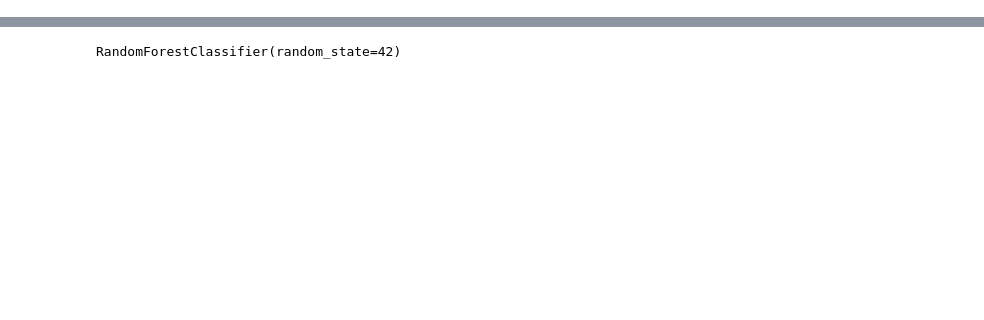
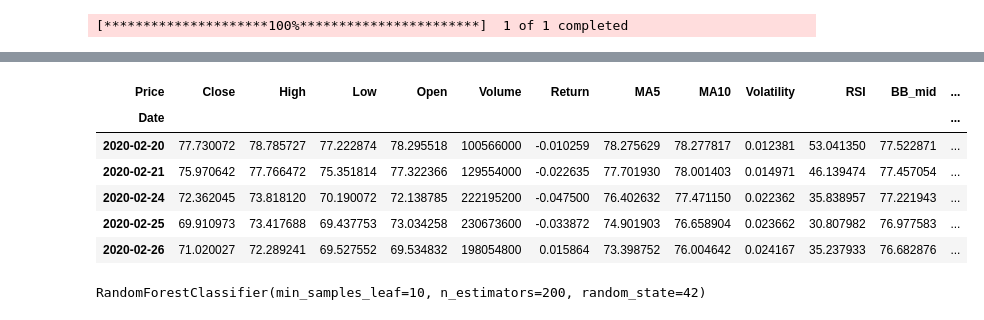
Before and after one commit to RezaPirbhai/MLProject1, a Jupyter notebook: MLProj1.ipynb, the cells around one changed output, grey strips where cells are left out. Saved outputs shown, nothing was run; the diff lists cells and outputs as text; code cells hidden in the pictures; blank space fills up the shorter version.

```diff
--- a/MLProj1.ipynb
+++ b/MLProj1.ipynb
@@ -60,0 +13,51 @@ y = y.loc[X.index]  # Align indices
+# %%
+raw = yf.download('AAPL', start='2020-01-01', end='2024-01-01')
+if isinstance(raw.columns, pd.MultiIndex):
+    raw.columns = raw.columns.get_level_values(0)
+
+df  = raw.copy()
+# %% [output]
+[*********************100%***********************]  1 of 1 completed
+# %%
+# 2) Create flat 1-D series for price & volume
+close_s = pd.Series(df['Close'].values.flatten(), index=df.index)
+vol_s   = pd.Series(df['Volume'].values.flatten(), index=df.index)
+
+# 3) Basic features
+df['Return']     = close_s.pct_change()
+df['MA5']        = close_s.rolling(5).mean()
+df['MA10']       = close_s.rolling(10).mean()
+df['Volatility'] = df['Return'].rolling(5).std()
+
+# 4) RSI (14-day)
+df['RSI'] = RSIIndicator(close=close_s, window=14).rsi()
+
+# 5) Bollinger Bands (20-day)
+bb_w = 20
+df['BB_mid']   = close_s.rolling(bb_w).mean()
+df['BB_std']   = close_s.rolling(bb_w).std()
+df['BB_upper'] = df['BB_mid'] + 2*df['BB_std']
+df['BB_lower'] = df['BB_mid'] - 2*df['BB_std']
+
+# 6) MACD histogram (12/26/9)
+macd = MACD(close=close_s, window_fast=12, window_slow=26, window_sign=9)
+df['MACD_diff'] = macd.macd_diff().values.flatten()
+
+# 7) Manual OBV
+#   – if price up, +volume; if price down, –volume; else 0. Then cumulative sum.
+direction = np.sign(close_s.diff()).fillna(0)   # +1 for up, -1 for down, 0 for flat/first
+df['OBV'] = (direction * vol_s).cumsum()
+# %%
+# 8) Now drop rows missing *any* feature
+
+features = ['MA5','MA10','Volatility','RSI',
+            'BB_mid','BB_std','MACD_diff','OBV']
+clean = df.dropna(subset=features, how='any')
+
+
+
+# 9) Sanity check
+print("Raw rows:", len(df), "→ After drop:", len(clean))
+print("Date range:", clean.index.min(), "–", clean.index.max())
+clean.head()
+# %% [output]
@@ -61,2 +66,9 @@ y = y.loc[X.index]  # Align indices
+| Price | Close | High | Low | Open | Volume | Return | MA5 | MA10 | Volatility | RSI | BB_mid | ... |
+| Date |  |  |  |  |  |  |  |  |  |  |  | ... |
+| 2020-02-20 | 77.730072 | 78.785727 | 77.222874 | 78.295518 | 100566000 | -0.010259 | 78.275629 | 78.277817 | 0.012381 | 53.041350 | 77.522871 | ... |
+| 2020-02-21 | 75.970642 | 77.766472 | 75.351814 | 77.322366 | 129554000 | -0.022635 | 77.701930 | 78.001403 | 0.014971 | 46.139474 | 77.457054 | ... |
+| 2020-02-24 | 72.362045 | 73.818120 | 70.190072 | 72.138785 | 222195200 | -0.047500 | 76.402632 | 77.471150 | 0.022362 | 35.838957 | 77.221943 | ... |
+| 2020-02-25 | 69.910973 | 73.417688 | 69.437753 | 73.034258 | 230673600 | -0.033872 | 74.901903 | 76.658904 | 0.023662 | 30.807982 | 76.977583 | ... |
+| 2020-02-26 | 71.020027 | 72.289241 | 69.527552 | 69.534832 | 198054800 | 0.015864 | 73.398752 | 76.004642 | 0.024167 | 35.237933 | 76.682876 | ... |
 # %%
 # Split into training and test sets
@@ -63,7 +80,12 @@ y = y.loc[X.index]  # Align indices
 X_train, X_test, y_train, y_test = train_test_split(X, y, test_size=0.3, shuffle=False)
 # %%
 # Train Random Forest
-model = RandomForestClassifier(n_estimators=100, random_state=42)
+model = RandomForestClassifier(
+    n_estimators=200,
+    max_depth=None,
+    min_samples_leaf=10,
+    random_state=42
+)
 model.fit(X_train, y_train)
 # %% [output]
-RandomForestClassifier(random_state=42)
+RandomForestClassifier(min_samples_leaf=10, n_estimators=200, random_state=42)
```
Also changed, not shown: parts of 18 cells of this notebook.
